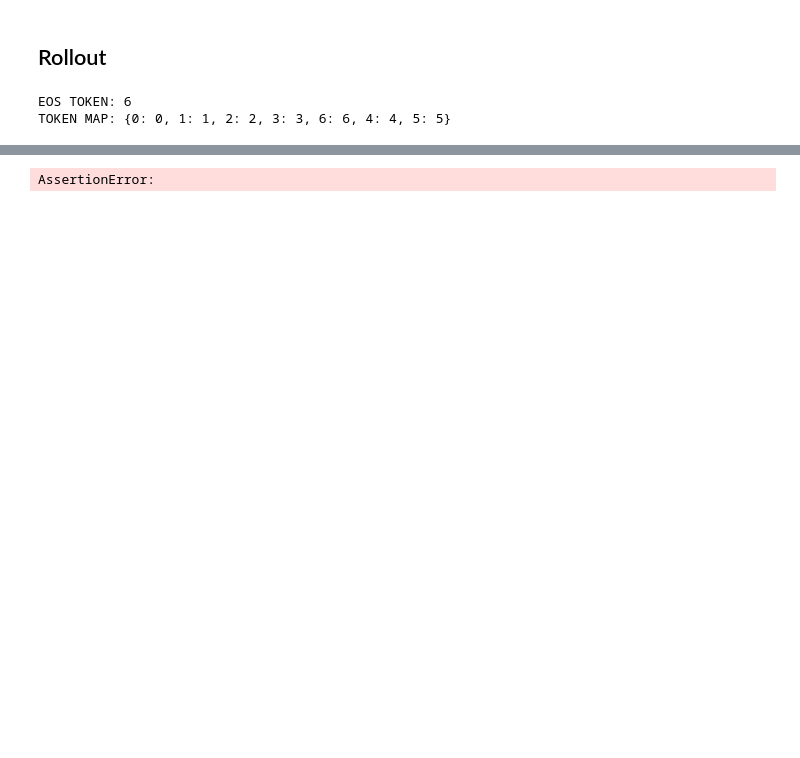
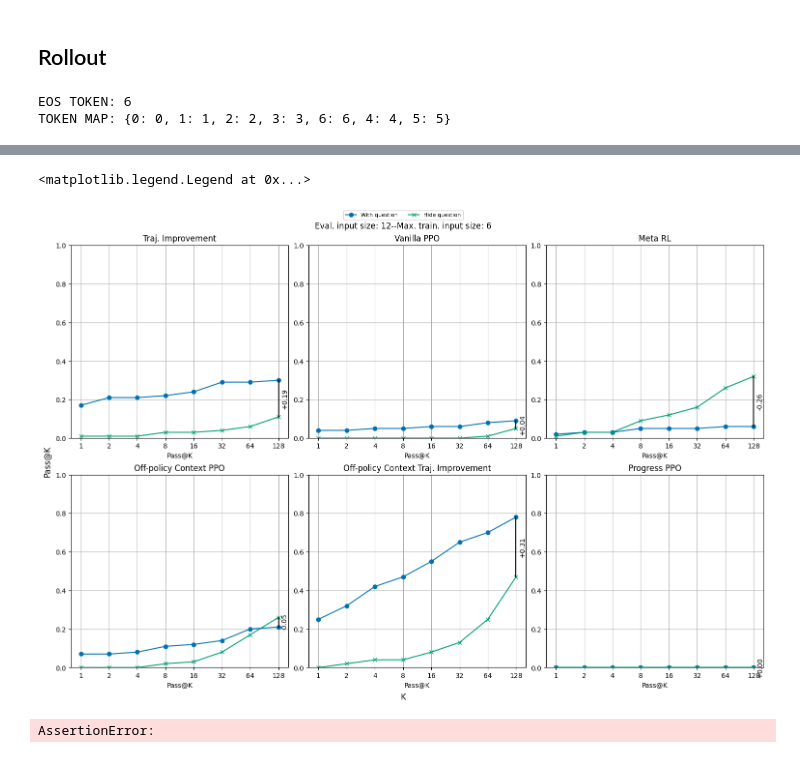
Before and after one commit to chanb/scaling_jax, a Jupyter notebook: src/evaluations/attempt_diversity.ipynb, the cells around one changed output, grey strips where cells are left out. Drawn from its saved outputs; the diff is of its cells as text; code cells hidden in the pictures; blank space fills up the shorter version.

```diff
--- a/src/evaluations/attempt_diversity.ipynb
+++ b/src/evaluations/attempt_diversity.ipynb
@@ -353,3 +384,76 @@ fig.legend(
+# %%
+with_question_save_name = "attempt_diversity_results-checkpoint_{}-max_response_length_{}.dill".format(
+    checkpoint_i * config.logging_config.checkpoint_interval if checkpoint_i >= 0 else "last",
+    max_response_length,
+)
+hide_question_save_name = "attempt_diversity_results-checkpoint_{}-max_response_length_{}-hide_question.dill".format(
+    checkpoint_i * config.logging_config.checkpoint_interval if checkpoint_i >= 0 else "last",
+    max_response_length,
+)
+
+with_question_results = dill.load(open(with_question_save_name, "rb"))
+hide_question_results = dill.load(open(hide_question_save_name, "rb"))
+# %%
+num_cols = 3
+num_rows = math.ceil(len(results) / 3)
+fig, axes = plt.subplots(num_rows, num_cols, layout="constrained", figsize=(5.0 * num_cols, 5.0 * num_rows))
+
+delta = 25
+axes = axes.flatten()
+for i, exp_name in enumerate(run_names):
+
+    with_q_success_array = with_question_results[exp_name][0].reshape((batch_size, num_evals))
+    hide_q_success_array = hide_question_results[exp_name][0].reshape((batch_size, num_evals))
+    with_q_pass_k = np.mean(np.maximum.accumulate(with_q_success_array, axis=-1), axis=0)
+    hide_q_pass_k = np.mean(np.maximum.accumulate(hide_q_success_array, axis=-1), axis=0)
+
+    scatter = axes[i].plot(
+        x_range,
+        with_q_pass_k[2 ** x_range - 1],
+        label="With question" if i == 0 else "",
+        marker="o",
+    )
+
+    scatter = axes[i].plot(
+        x_range,
+        hide_q_pass_k[2 ** x_range - 1],
+        label="Hide question" if i == 0 else "",
+        marker="x",
+    )
+
+    improvement = (with_q_pass_k[2 ** x_range - 1] - hide_q_pass_k[2 ** x_range - 1])
+    max_y = max(with_q_pass_k[2 ** x_range - 1][-1], hide_q_pass_k[2 ** x_range - 1][-1])
+    min_y = min(with_q_pass_k[2 ** x_range - 1][-1], hide_q_pass_k[2 ** x_range - 1][-1])
+    axes[i].axvline(x_range[-1], ymin=min_y, ymax=max_y, c="black")
+    axes[i].text(
+        x_range[-1] + 0.1,
+        (max_y + min_y) / 2,
+        "{}{:.2f}".format("+" if improvement[-1] >= 0 else "-", np.abs(improvement[-1])),
+        rotation=90,
+        verticalalignment="center",
+    )
+
+    axes[i].set_title(exp_name)
+    axes[i].set_xticks(x_range)
+    axes[i].set_xticklabels(2 ** x_range)
+    axes[i].set_xlabel("Pass@K")
+    axes[i].set_ylim(0.0, 1.0)
+    axes[i].grid(True)
+
+fig.supylabel("Pass@K")
+fig.supxlabel("K")
+fig.suptitle("Eval. input size: {}--Max. train. input size: {}".format(max_bits, train_num_bits))
+fig.legend(
+    bbox_to_anchor=(0.0, 1.0, 1.0, 0.0),
+    loc="lower center",
+    ncols=3,
+    borderaxespad=0.0,
+    frameon=True,
+    fontsize="8",
+)
+# %% [output]
+<matplotlib.legend.Legend at 0x...>
+[figure, added]
 # %%
 assert 0
 # %% [output]
```
Also changed, not shown: parts of 12 cells of this notebook.
